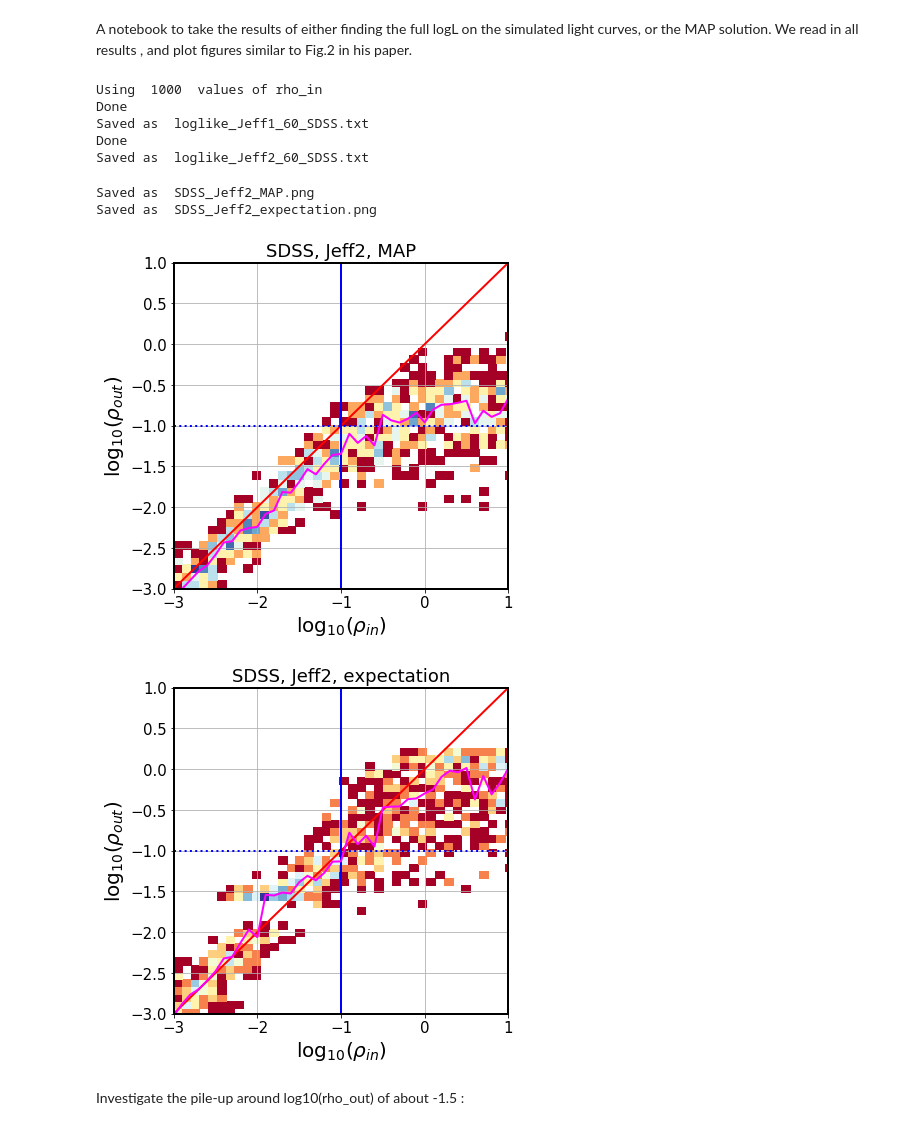
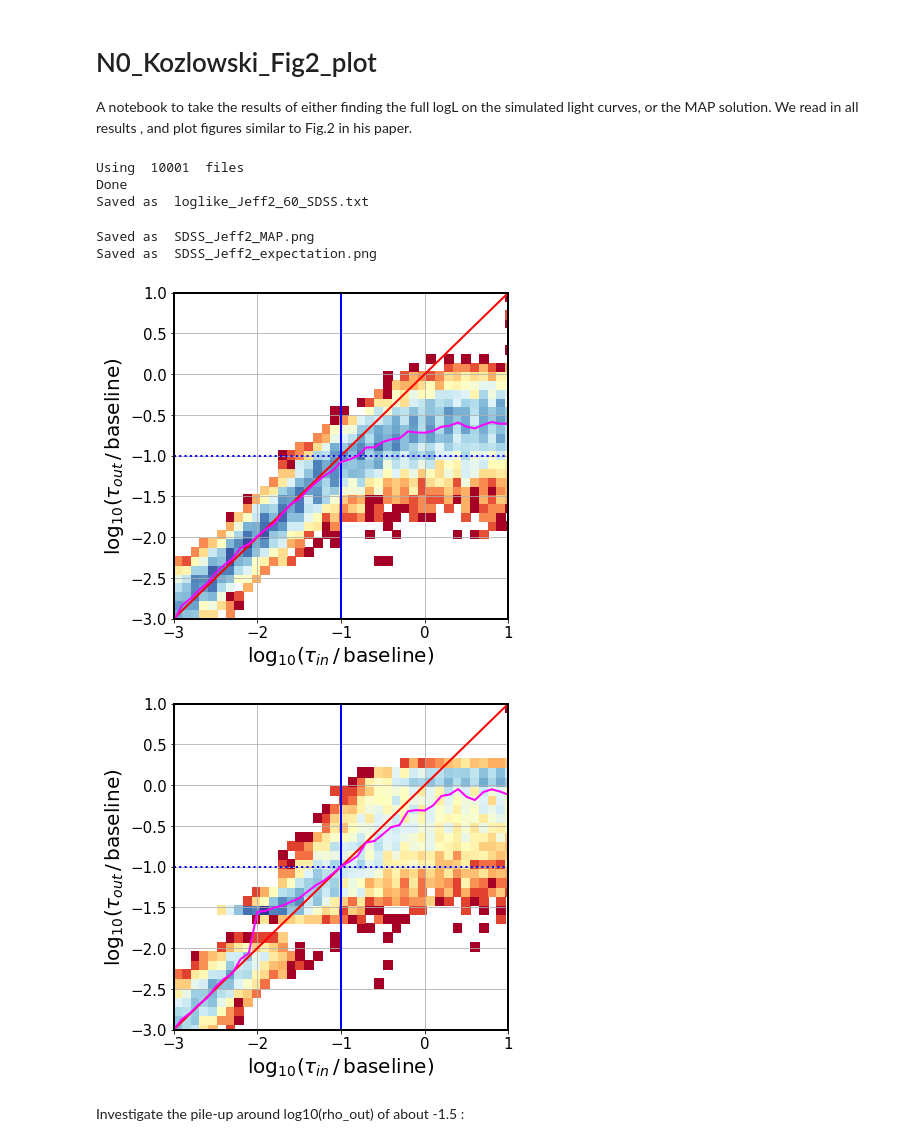
Before and after one commit to suberlak/PS1_SDSS_CRTS, a Jupyter notebook: code/N0_Kozlowski_Fig2_plot.ipynb, the cells around one changed output. Saved outputs shown, nothing was run; the diff lists cells and outputs as text; code cells hidden in the pictures.

```diff
--- a/code/N0_Kozlowski_Fig2_plot.ipynb
+++ b/code/N0_Kozlowski_Fig2_plot.ipynb
@@ -1,4 +1,6 @@
 # %% [markdown]
+# N0_Kozlowski_Fig2_plot
+
 A notebook to take the results of either finding the full logL on the simulated light curves,  or the MAP solution. We read in all results , and plot figures similar to Fig.2 in his paper.
 # %%
 import numpy as np
@@ -28,7 +30,8 @@ import scipy
 # and calculate the expectation value ....
 
 simulation = 'SDSS'
-resDir  = '../data_products/Simulated_DRW_Kozlowski/'+simulation+'/new_results/'
+resDir  = '../data_products/Simulated_DRW_Kozlowski/'+simulation+'/results/'#'/results/'#
+# /new_results/'
 
 files = os.listdir(resDir)
 loglike_results = {'lc_name': np.zeros_like(files),
@@ -44,8 +47,8 @@ print('Using ', len(files), ' files')
 N = 60
 rho_min, rho_max,  n_rho = 0.001, 15, 100
 rho_grid = np.logspace(np.log10(rho_min), np.log10(rho_max), n_rho)
-
-for prior in ['Jeff1', 'Jeff2']:
+files.remove('.DS_Store')
+for prior in ['Jeff2']:  #1', 'Jeff2']:
 
     for k in range(len(files)) :
         fname = files[k]
@@ -72,6 +75,8 @@ for prior in ['Jeff1', 'Jeff2']:
         dsigma =  sigma_grid[1] - sigma_grid[0]
         dtau = tau_grid[1] - tau_grid[0]
 
+        logP -= logP.max()
+
         p_sigma = np.exp(logP).sum(1)
         p_sigma /= p_sigma.sum() * (dsigma)
 
@@ -92,8 +97,6 @@ for prior in ['Jeff1', 'Jeff2']:
     print('Saved as ', fname)
     loglike.write(fname, format='ascii',overwrite=True)
 # %% [output]
-Using  1000  values of rho_in
-Done
-Saved as  loglike_Jeff1_60_SDSS.txt
+Using  10001  files
 Done
 Saved as  loglike_Jeff2_60_SDSS.txt
@@ -112,7 +117,7 @@ t_exp = 8 * 365.0 # days
 rho_in = loglike['rho_in']
 for label in ['MAP', 'expectation']:
     if label is 'MAP':
-        rho_out  = loglike['tau_MAP'] / t_exp
+        rho_out  = loglike['tau_MAP']*np.sqrt(2) / t_exp
     elif label is 'expectation':
         rho_out  = loglike['tau_exp'] / t_exp
 
@@ -131,42 +136,42 @@ for label in ['MAP', 'expectation']:
     image = ax.pcolormesh(x_edges,y_edges, np.log10(z_masked),
                              cmap=plt.cm.get_cmap('RdYlBu'))
     # labels...
-    ax.set_xlabel(r'$\log_{10}(\rho_{in})$')
-    ax.set_ylabel(r'$\log_{10}(\rho_{out})$')
+    ax.set_xlabel(r'$\log_{10}(\tau_{in} \,/ \,\mathrm{baseline})$')
+    ax.set_ylabel(r'$\log_{10}(\tau_{out}\,/\,\mathrm{baseline})$')
 
     # lines to guide the eye ...
     ax.grid()
     xlim = ax.get_xlim()
     x_line = np.arange(xlim[0], xlim[1],0.01)
     ax.plot(x_line,x_line, ls='-', lw=2, color='red')
     ax.axhline(-1, ls=':', lw=2, c='blue')
     ax.axvline(-1, ls='-', lw=2, c='blue')
 
     # calculate the median of log(rho_out)
     # Median of the log(y) is not the log(median(y)) ....
     min_x, max_x , step_size = xlim[0],xlim[1], 0.1
     mean_x = np.arange(min_x, max_x+step_size , step_size)
     dx = 0.5 * step_size
     median_y = np.zeros(len(mean_x))
 
     for j in range(len(median_y)):
         # take points that are within desired x_data limits for each bin
         # i.e. marginalize along y ( stack vertically)
         mask =  ((mean_x[j] - dx) < x)*(x<  (mean_x[j] + dx))
         median_y[j] = np.median(y[mask])
 
     ax.plot(mean_x[:-1], median_y[:-1], c = 'magenta',lw=2)#, s=50 , edgecolor='black')
-    ax.set_title(simulation+', ' +prior+', '+label)
+    #ax.set_title(simulation+', ' +prior+', '+label)
     ax.set_ylim(-3,1)
     ax.set_xlim(-3,1)
     figname = simulation+'_'+prior+'_'+label+'.png'
     plt.savefig(figname, bbox_inches='tight')
     print('Saved as ', figname)
 # %% [output]
 Saved as  SDSS_Jeff2_MAP.png
 Saved as  SDSS_Jeff2_expectation.png
-[figure, old version]
+[figure, new version]
-[figure, old version]
+[figure, new version]
 # %% [markdown]
 Investigate the pile-up around  log10(rho_out) of about -1.5 :
 # %%
```
Also changed, not shown: parts of 17 cells of this notebook, 47 other files.
